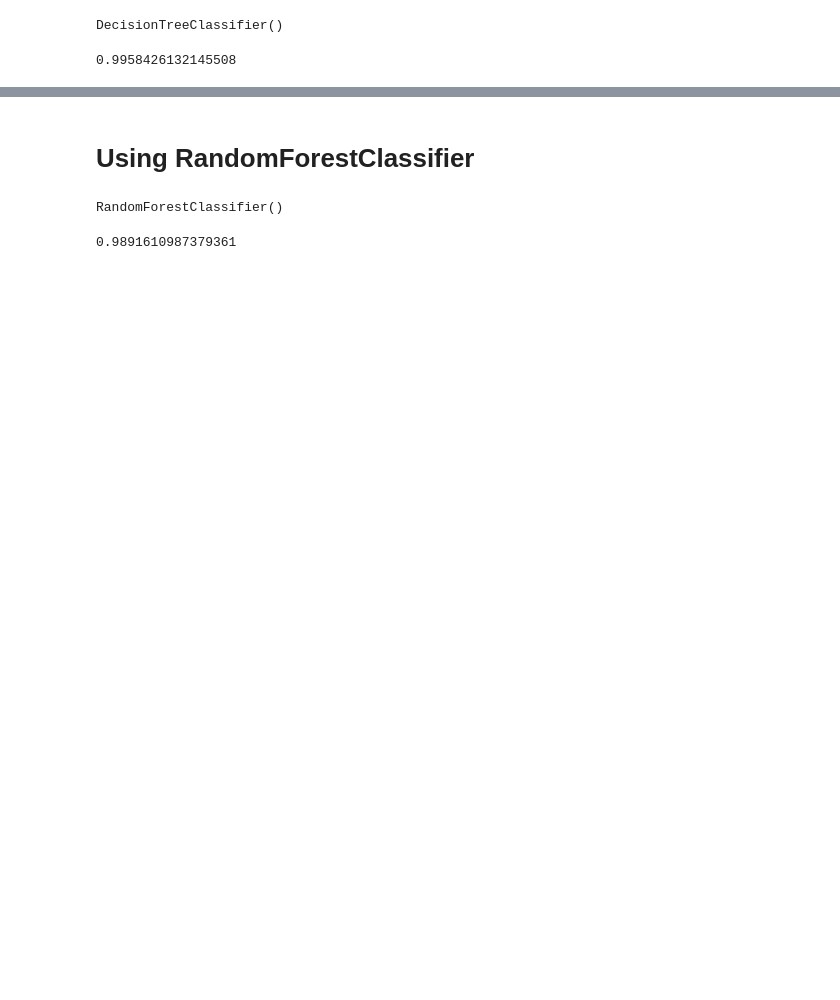
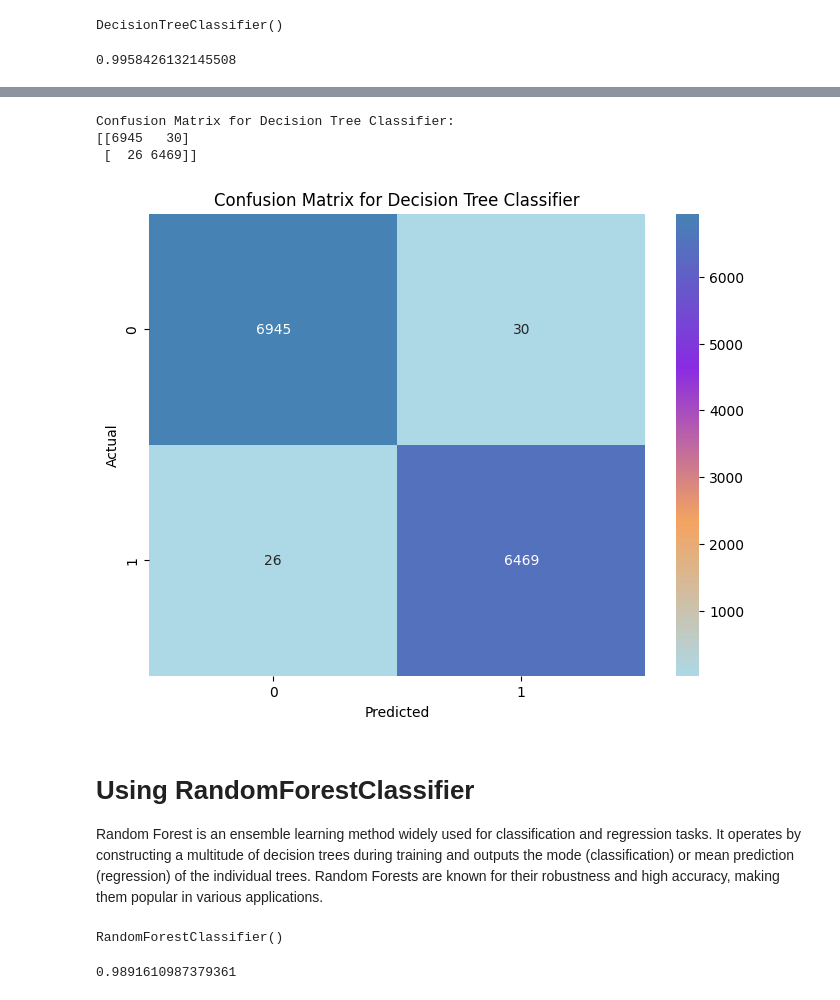
Before and after one commit to Harry30363/Fake_News_Detection_Proj, a Jupyter notebook: Fake_News_Detection_Project.ipynb, the cells around one changed output, grey strips where cells are left out. Cells and saved outputs as stored; diff of their text form; code cells hidden in the pictures; blank space fills up the shorter version.

```diff
--- a/Fake_News_Detection_Project.ipynb
+++ b/Fake_News_Detection_Project.ipynb
@@ -331,8 +372,42 @@ print(classification_report(y_test, pred_dtc))
     accuracy                           1.00     13470
    macro avg       1.00      1.00      1.00     13470
 weighted avg       1.00      1.00      1.00     13470
+# %%
+from matplotlib.colors import LinearSegmentedColormap
+
+# Generate confusion matrix
+conf_matrix_dtc = confusion_matrix(y_test, pred_dtc)
+
+# Print the confusion matrix
+print("Confusion Matrix for Decision Tree Classifier:")
+print(conf_matrix_dtc)
+
+# Plotting the confusion matrix heatmap with custom colors
+plt.figure(figsize=(8, 6))
+
+# Define custom colors
+colors = [(0.678, 0.847, 0.902),  # Light blue
+          (0.957, 0.643, 0.376),  # Light brown
+          (0.541, 0.169, 0.886),  # Purple
+          (0.275, 0.51, 0.706)]   # Medium blue
+
+# Define custom colormap
+custom_cmap = LinearSegmentedColormap.from_list("custom_colormap", colors)
+
+# Plot the heatmap
+sns.heatmap(conf_matrix_dtc, annot=True, fmt='d', cmap=custom_cmap)
+plt.title('Confusion Matrix for Decision Tree Classifier')
+plt.xlabel('Predicted')
+plt.ylabel('Actual')
+plt.show()
+# %% [output]
+Confusion Matrix for Decision Tree Classifier:
+[[6945   30]
+ [  26 6469]]
+[figure, added]
 # %% [markdown]
 # Using RandomForestClassifier
+Random Forest is an ensemble learning method widely used for classification and regression tasks. It operates by constructing a multitude of decision trees during training and outputs the mode (classification) or mean prediction (regression) of the individual trees. Random Forests are known for their robustness and high accuracy, making them popular in various applications.
 # %%
 from sklearn.ensemble import RandomForestClassifier
 # %%
```
Also changed, not shown: parts of 44 cells of this notebook.
